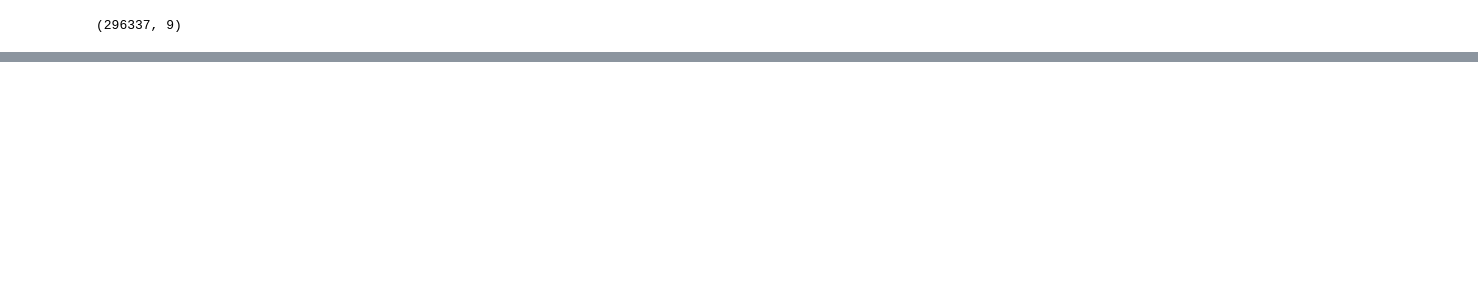
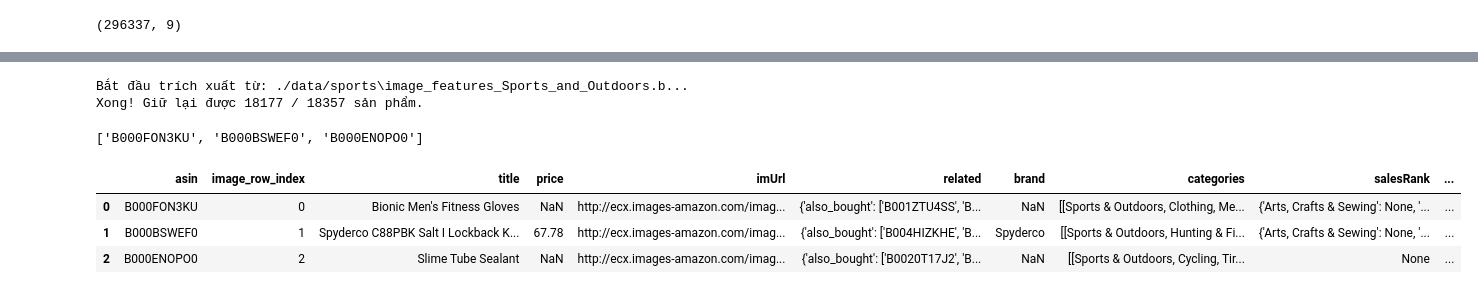
Before and after one commit to ThanhB18059162022/MMRec, a Jupyter notebook: preprocessing.ipynb, the cells around one changed output, grey strips where cells are left out. Drawn from its saved outputs; the diff is of its cells as text; code cells hidden in the pictures; blank space fills up the shorter version.

```diff
--- a/preprocessing.ipynb
+++ b/preprocessing.ipynb
@@ -8,7 +8,7 @@ PATH = "./data/sports"
 # %% [markdown]
 ## Giải nén
 # %%
-dir_name_gz = "meta_Sports_and_Outdoors.json.gz"
+dir_name_gz = "reviews_Sports_and_Outdoors_5.json.gz"
 input_filepath_gz = os.path.join(PATH, dir_name_gz)
 
 dir_name_json = dir_name_gz.replace(".json.gz", ".json")
@@ -262,0 +326,2 @@ df_reviews.shape
+# %%
+df_meta_filtered = pd.read_parquet(os.path.join(PATH, "meta_filtered.gzip.parquet"))
@@ -262,0 +406,14 @@ df_reviews.shape
+# %%
+# --- CÁCH SỬ DỤNG ---
+# 1. Tạo set ASIN để lookup nhanh
+target_asins = set(df_meta_filtered['asin'].unique())
+
+# 2. Chạy hàm
+path_bin = os.path.join(PATH, "image_features_Sports_and_Outdoors.b")
+image_matrix, image_asin_list = extract_and_filter_features(path_bin, target_asins)
+
+# 3. Lưu lại để dùng cho huấn luyện
+np.save(os.path.join(PATH, 'image_feat_final.npy'), image_matrix)
+# %% [output]
+Bắt đầu trích xuất từ: ./data/sports\image_features_Sports_and_Outdoors.b...
+Xong! Giữ lại được 18177 / 18357 sản phẩm.
@@ -262,0 +426,24 @@ df_reviews.shape
+# %%
+# 1. Tạo một DataFrame tạm để giữ đúng thứ tự của Ảnh
+df_image_order = pd.DataFrame({
+    'asin': image_asin_list,
+    'image_row_index': range(len(image_asin_list))
+})
+
+# 2. Merge với Metadata của bạn
+# Phải dùng 'inner' join để loại bỏ những cái không có ảnh hoặc không có metadata
+df_meta_with_image = pd.merge(df_image_order, df_meta_filtered, on='asin', how='inner')
+
+# 3. Sắp xếp lại df_meta_final theo đúng thứ tự image_row_index
+df_meta_with_image = df_meta_with_image.sort_values('image_row_index').reset_index(drop=True)
+# %%
+image_asin_list[:3]
+# %% [output]
+['B000FON3KU', 'B000BSWEF0', 'B000ENOPO0']
+# %%
+df_meta_with_image.head(3)
+# %% [output]
+|  | asin | image_row_index | title | price | imUrl | related | brand | categories | salesRank | ... |
+| 0 | B000FON3KU | 0 | Bionic Men's Fitness Gloves | NaN | http://ecx.images-amazon.com/imag... | {'also_bought': ['B001ZTU4SS', 'B... | NaN | [[Sports & Outdoors, Clothing, Me... | {'Arts, Crafts & Sewing': None, '... | ... |
+| 1 | B000BSWEF0 | 1 | Spyderco C88PBK Salt I Lockback K... | 67.78 | http://ecx.images-amazon.com/imag... | {'also_bought': ['B004HIZKHE', 'B... | Spyderco | [[Sports & Outdoors, Hunting & Fi... | {'Arts, Crafts & Sewing': None, '... | ... |
+| 2 | B000ENOPO0 | 2 | Slime Tube Sealant | NaN | http://ecx.images-amazon.com/imag... | {'also_bought': ['B0020T17J2', 'B... | NaN | [[Sports & Outdoors, Cycling, Tir... | None | ... |
```
Also changed, not shown: parts of 39 cells of this notebook.
